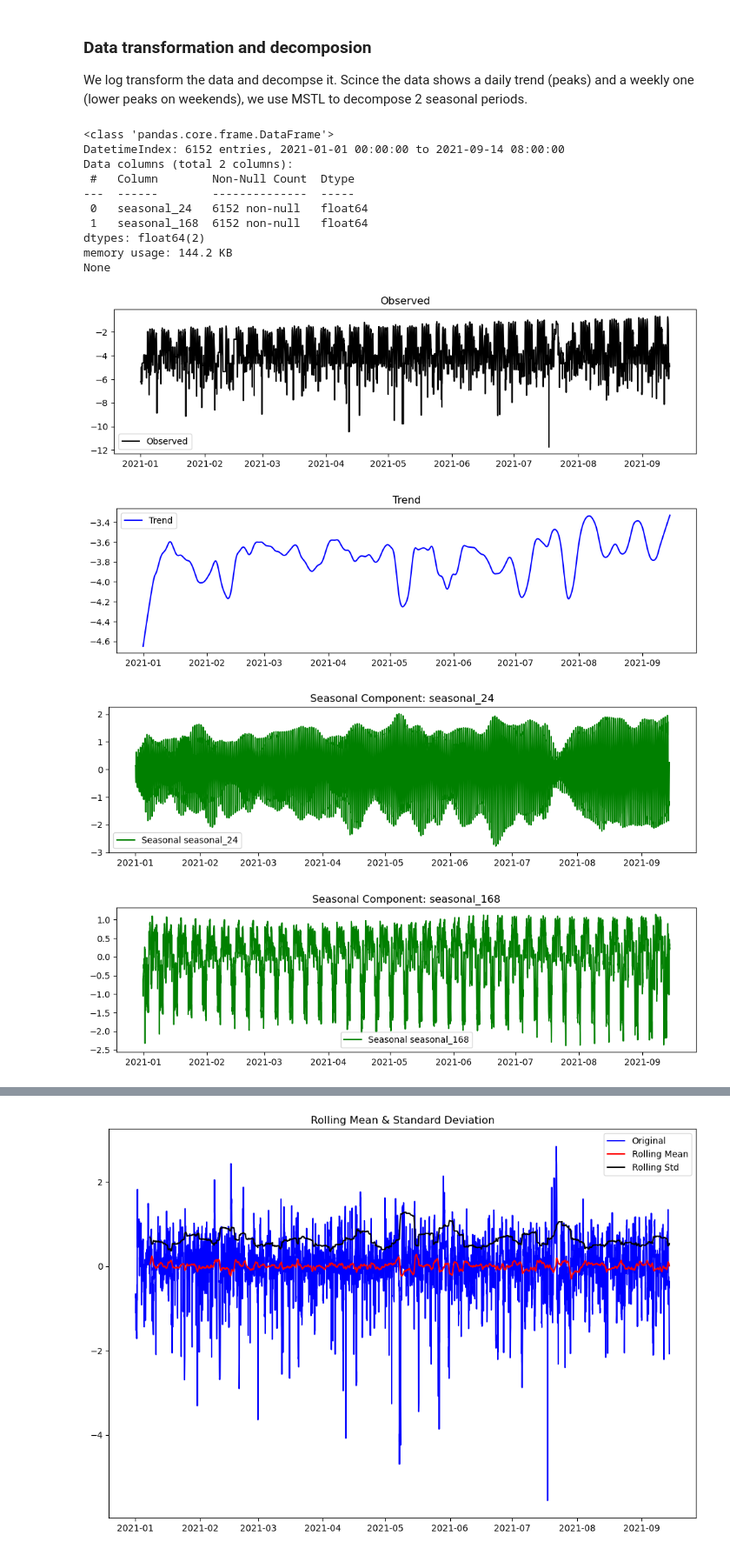
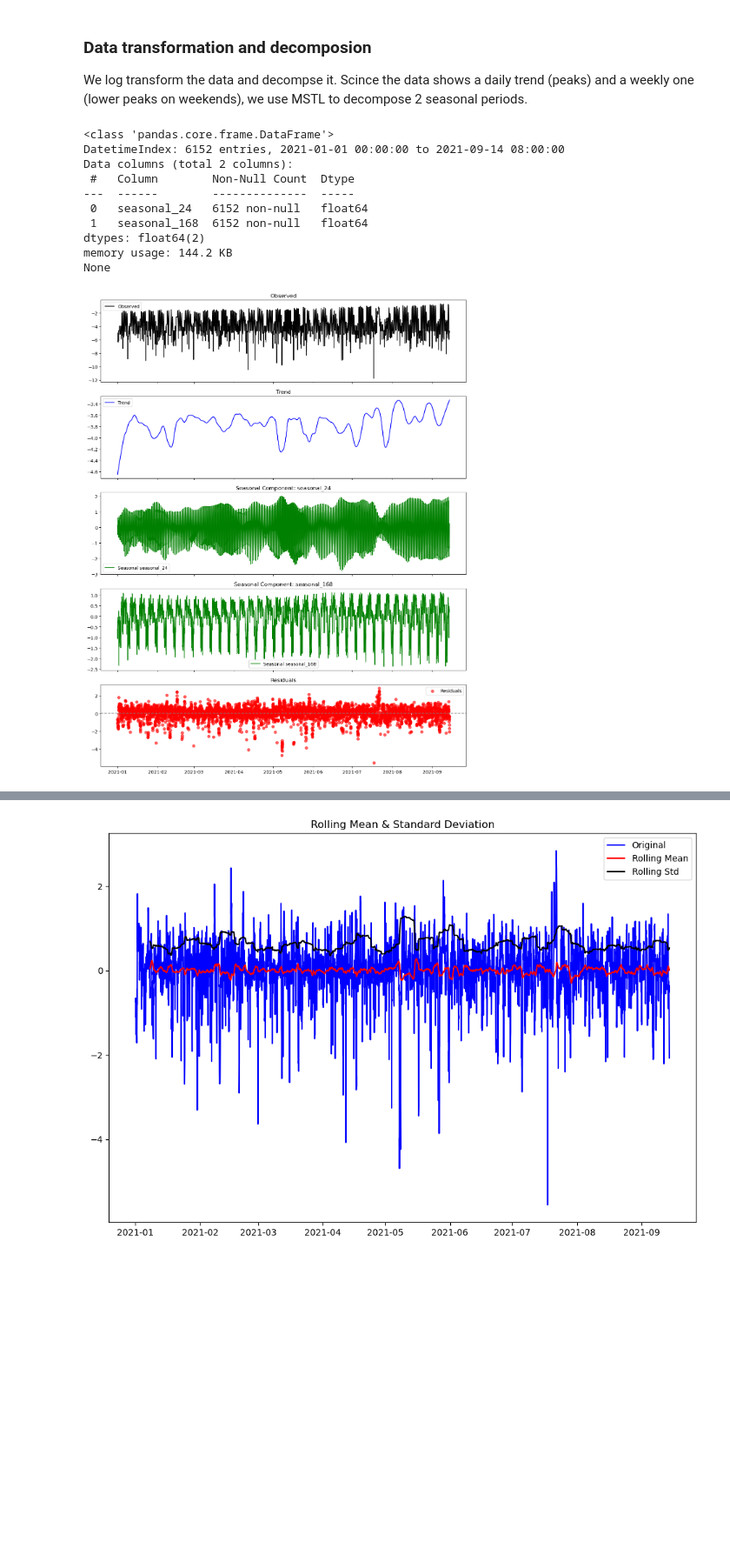
Before and after one commit to pmoll01/AA2024_Groupwork_DynamoData, a Jupyter notebook: Task_4_general.ipynb, the cells around one changed output, grey strips where cells are left out. Shown at 87% size. Drawn from its saved outputs; the diff is of its cells as text; code cells hidden in the pictures; blank space fills up the shorter version.

```diff
--- a/Task_4_general.ipynb
+++ b/Task_4_general.ipynb
@@ -404,49 +404,53 @@ ts_log = np.log(data['utilizationRate_total'])
 # %%
 res = MSTL(ts_log, periods=(24, 24*7)).fit()
 # Komponenten aus dem res-Objekt extrahieren
 observed = res.observed
 trend = res.trend
 seasonal = res.seasonal
 residuals = res.resid
 print(seasonal.info())
-# Plot für die beobachteten Daten
-plt.figure(figsize=(12, 3))
-plt.plot(observed, label='Observed', color='black')
-plt.title('Observed')
-plt.legend()
+
+# Anzahl der Subplots berechnen
+num_seasonal = len(seasonal.columns)
+num_subplots = 3 + num_seasonal  # Observed, Trend, Residuals + jede saisonale Komponente
+
+# Subplots erstellen
+fig, ax = plt.subplots(num_subplots, 1, figsize=(12, 3 * num_subplots), sharex=True)
+
+# Plot für die Beobachtungen
+ax[0].plot(observed, label='Observed', color='black')
+ax[0].set_title('Observed')
+ax[0].legend()
 
 # Plot für den Trend
-plt.figure(figsize=(12, 3))
-plt.plot(trend, label='Trend', color='blue')
-plt.title('Trend')
-plt.legend()
+ax[1].plot(trend, label='Trend', color='blue')
+ax[1].set_title('Trend')
+ax[1].legend()
 
-# Plot für jede saisonale Komponente
-for col in seasonal.columns:
-    plt.figure(figsize=(12, 3))
-    plt.plot(seasonal[col], label=f'Seasonal {col}', color='green')
-    plt.title(f'Seasonal Component: {col}')
-    plt.legend()
+# Plots für jede saisonale Komponente
+for i, col in enumerate(seasonal.columns):
+    ax[i + 2].plot(seasonal[col], label=f'Seasonal {col}', color='green')
+    ax[i + 2].set_title(f'Seasonal Component: {col}')
+    ax[i + 2].legend()
 
 # Plot für die Residuen
-plt.figure(figsize=(12, 3))
-plt.scatter(residuals.index, residuals, label='Residuals', color='red', alpha=0.6)
-plt.axhline(0, linestyle='--', color='gray')
-plt.title('Residuals')
-plt.legend()
+ax[-1].scatter(residuals.index, residuals, label='Residuals', color='red', alpha=0.6)
+ax[-1].axhline(0, linestyle='--', color='gray')
+ax[-1].set_title('Residuals')
+ax[-1].legend()
+
+# Layout optimieren
+plt.tight_layout()
 plt.show()
 # %% [output]
 <class 'pandas.core.frame.DataFrame'>
 DatetimeIndex: 6152 entries, 2021-01-01 00:00:00 to 2021-09-14 08:00:00
 Data columns (total 2 columns):
  #   Column        Non-Null Count  Dtype
 ---  ------        --------------  -----
  0   seasonal_24   6152 non-null   float64
  1   seasonal_168  6152 non-null   float64
 dtypes: float64(2)
 memory usage: 144.2 KB
 None
-[figure, old version]
+[figure, new version]
-[figure, removed]
-[figure, removed]
-[figure, removed]
```
Also changed, not shown: parts of 6 cells of this notebook.
